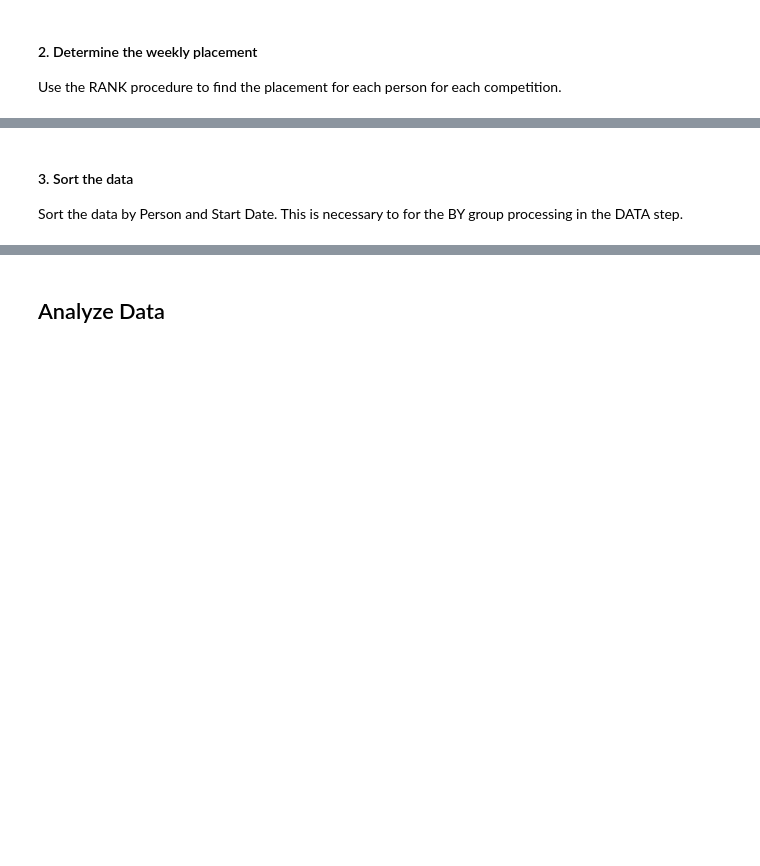
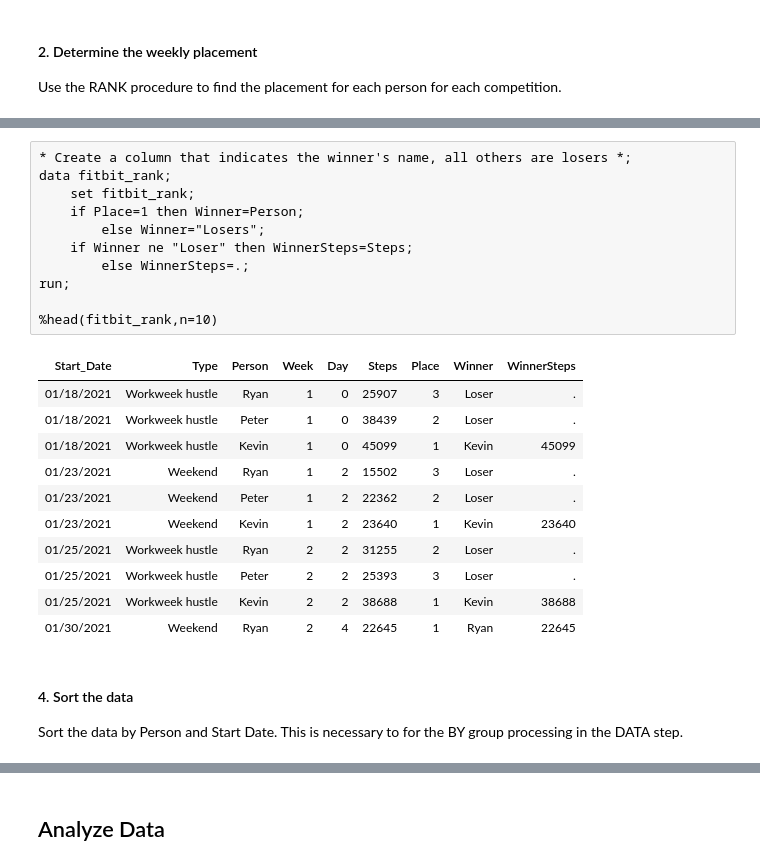
Before and after one commit to pestyld/data_projects, a Jupyter notebook: Fitbit Competition/Fitbit Competition.ipynb, the cells around one changed output, grey strips where cells are left out. Saved outputs shown, nothing was run; the diff lists cells and outputs as text; blank space fills up the shorter version.

```diff
--- a/Fitbit Competition/Fitbit Competition.ipynb
+++ b/Fitbit Competition/Fitbit Competition.ipynb
@@ -227,5 +233,28 @@ The SAS System
+# %%
+* Create a column that indicates the winner's name, all others are losers *;
+data fitbit_rank;
+    set fitbit_rank;
+    if Place=1 then Winner=Person;
+        else Winner="Losers";
+    if Winner ne "Loser" then WinnerSteps=Steps;
+        else WinnerSteps=.;
+run;
+
+%head(fitbit_rank,n=10)
+# %% [output]
+| Start_Date | Type | Person | Week | Day | Steps | Place | Winner | WinnerSteps |
+| 01/18/2021 | Workweek hustle | Ryan | 1 | 0 | 25907 | 3 | Loser | . |
+| 01/18/2021 | Workweek hustle | Peter | 1 | 0 | 38439 | 2 | Loser | . |
+| 01/18/2021 | Workweek hustle | Kevin | 1 | 0 | 45099 | 1 | Kevin | 45099 |
+| 01/23/2021 | Weekend | Ryan | 1 | 2 | 15502 | 3 | Loser | . |
+| 01/23/2021 | Weekend | Peter | 1 | 2 | 22362 | 2 | Loser | . |
+| 01/23/2021 | Weekend | Kevin | 1 | 2 | 23640 | 1 | Kevin | 23640 |
+| 01/25/2021 | Workweek hustle | Ryan | 2 | 2 | 31255 | 2 | Loser | . |
+| 01/25/2021 | Workweek hustle | Peter | 2 | 2 | 25393 | 3 | Loser | . |
+| 01/25/2021 | Workweek hustle | Kevin | 2 | 2 | 38688 | 1 | Kevin | 38688 |
+| 01/30/2021 | Weekend | Ryan | 2 | 4 | 22645 | 1 | Ryan | 22645 |
 # %% [markdown]
-#### 3. Sort the data
+#### 4. Sort the data
 Sort the data by Person and Start Date. This is necessary to for the BY group processing in the DATA step.
 # %%
 proc sort data=fitbit_rank
```
Also changed, not shown: parts of 38 cells of this notebook, 4 other files.
